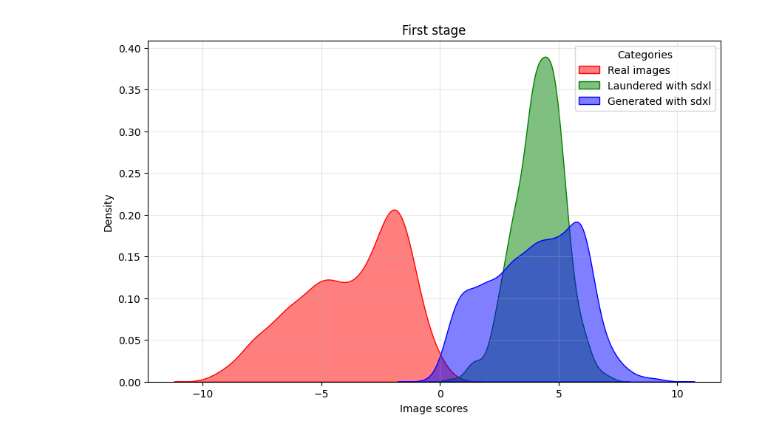
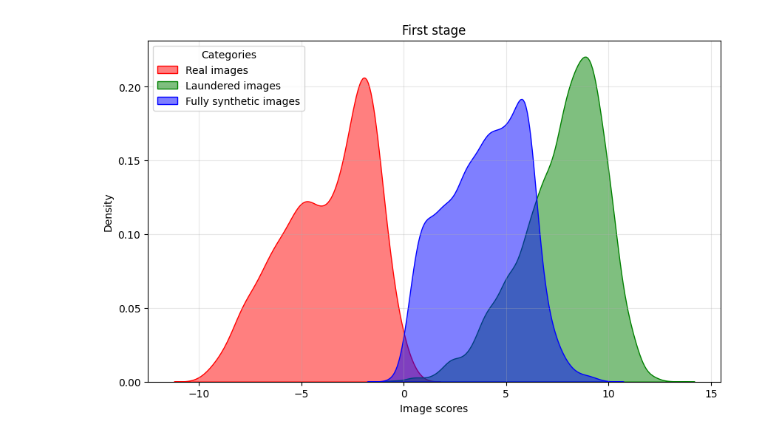
Before and after one commit to mard4/fake-image-detectors, a Jupyter notebook: EXPERIMENTS/plotter.ipynb, the cells around one changed output. Saved outputs shown, nothing was run; the diff lists cells and outputs as text; code cells hidden in the pictures.

```diff
--- a/EXPERIMENTS/plotter.ipynb
+++ b/EXPERIMENTS/plotter.ipynb
@@ -206,7 +224,7 @@ S1_LAUNDERED = S1_STR_00_FFHQ_1_NEW+S1_STR_00_FFHQ_2_NEW+S1_STR_00_FFHQ_3_NEW+S1
 S2_LAUNDERED = S2_STR_00_FFHQ_1_NEW+S2_STR_00_FFHQ_2_NEW+S2_STR_00_FFHQ_3_NEW+S2_STR_00_FFHQ_4_NEW+S2_STR_00_FFHQ_5_NEW+S2_STR_00_FORLAB_1_NEW+S2_STR_00_FORLAB_2_NEW+S2_STR_00_FORLAB_3_NEW+S2_STR_00_FORLAB_4_NEW+S2_STR_00_FORLAB_5_NEW+S2_STR_05_FFHQ+S2_STR_05_FORLAB+S2_STR_10_FFHQ+S2_STR_10_FORLAB+S2_STR_15_FFHQ+S2_STR_15_FORLAB+S2_STR_20_FFHQ+S2_STR_20_FORLAB
 # %%
 
-plot_density([S1_REAL, S2_STR_20_FFHQ, S1_FAKE ], ["Real images", "Laundered with sdxl", "Generated with sdxl"],
+plot_density([S1_REAL, S1_LAUNDERED, S1_FAKE ], ["Real images", "Laundered images", "Fully synthetic images"],
               ["Red", "Green", "Blue"], "First stage", "First stage" )
 # %% [output]
-[figure, old version]
+[figure, new version]
```
Also changed, not shown: parts of 3 cells of this notebook, 1 other file.
